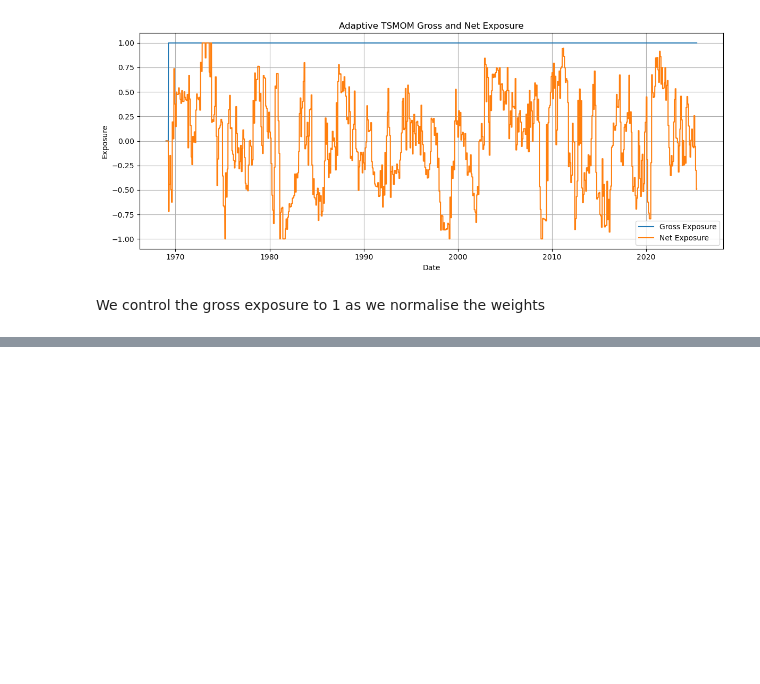
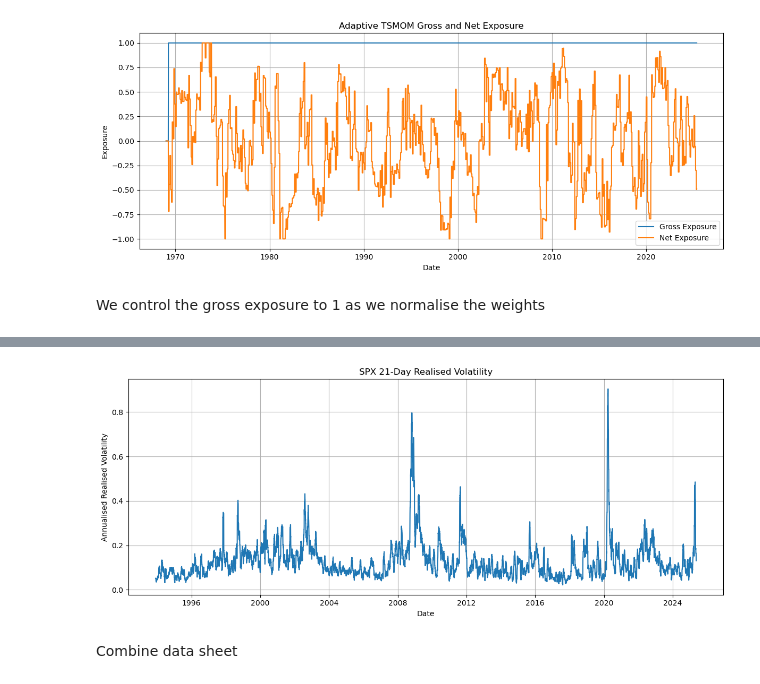
Before and after one commit to georgia-pj/applied-trading-strategies, a Jupyter notebook: backtest.ipynb, the cells around one changed output, grey strips where cells are left out. Drawn from its saved outputs; the diff is of its cells as text; code cells hidden in the pictures; blank space fills up the shorter version.

```diff
--- a/backtest.ipynb
+++ b/backtest.ipynb
@@ -1241,0 +1274,10 @@ We control the gross exposure to 1 as we normalise the weights
+# %%
+fx_spot = read_auxiliary_sheet(
+    file_path=AUXILIARY_FILE,
+    sheet_name="FX SPOT"
+)
+
+equity_indices = read_auxiliary_sheet(
+    file_path=AUXILIARY_FILE,
+    sheet_name="EQUITY INDICES"
+)
@@ -1241,0 +1405,6 @@ We control the gross exposure to 1 as we normalise the weights
+# %%
+spx_index = equity_indices["SPX INDEX"].dropna()
+spx_returns = spx_index.pct_change()
+spx_returns.name = "SPX_Return"
+
+spx_returns.head()
@@ -1241,0 +1419,13 @@ We control the gross exposure to 1 as we normalise the weights
+# %%
+SPX_VOL_LOOKBACK = 21
+
+spx_realised_vol = (
+    spx_returns
+    .rolling(window=SPX_VOL_LOOKBACK, min_periods=SPX_VOL_LOOKBACK)
+    .std()
+    * np.sqrt(252)
+)
+
+spx_realised_vol.name = "SPX_Realised_Vol"
+
+spx_realised_vol.head()
@@ -1241,0 +1440,13 @@ We control the gross exposure to 1 as we normalise the weights
+# %%
+plt.figure(figsize=(12, 5))
+plt.plot(spx_realised_vol)
+plt.title("SPX 21-Day Realised Volatility")
+plt.xlabel("Date")
+plt.ylabel("Annualised Realised Volatility")
+plt.grid(True)
+plt.tight_layout()
+plt.show()
+# %% [output]
+[figure, added]
+# %% [markdown]
+Combine data sheet
```
Also changed, not shown: parts of 74 cells of this notebook.
